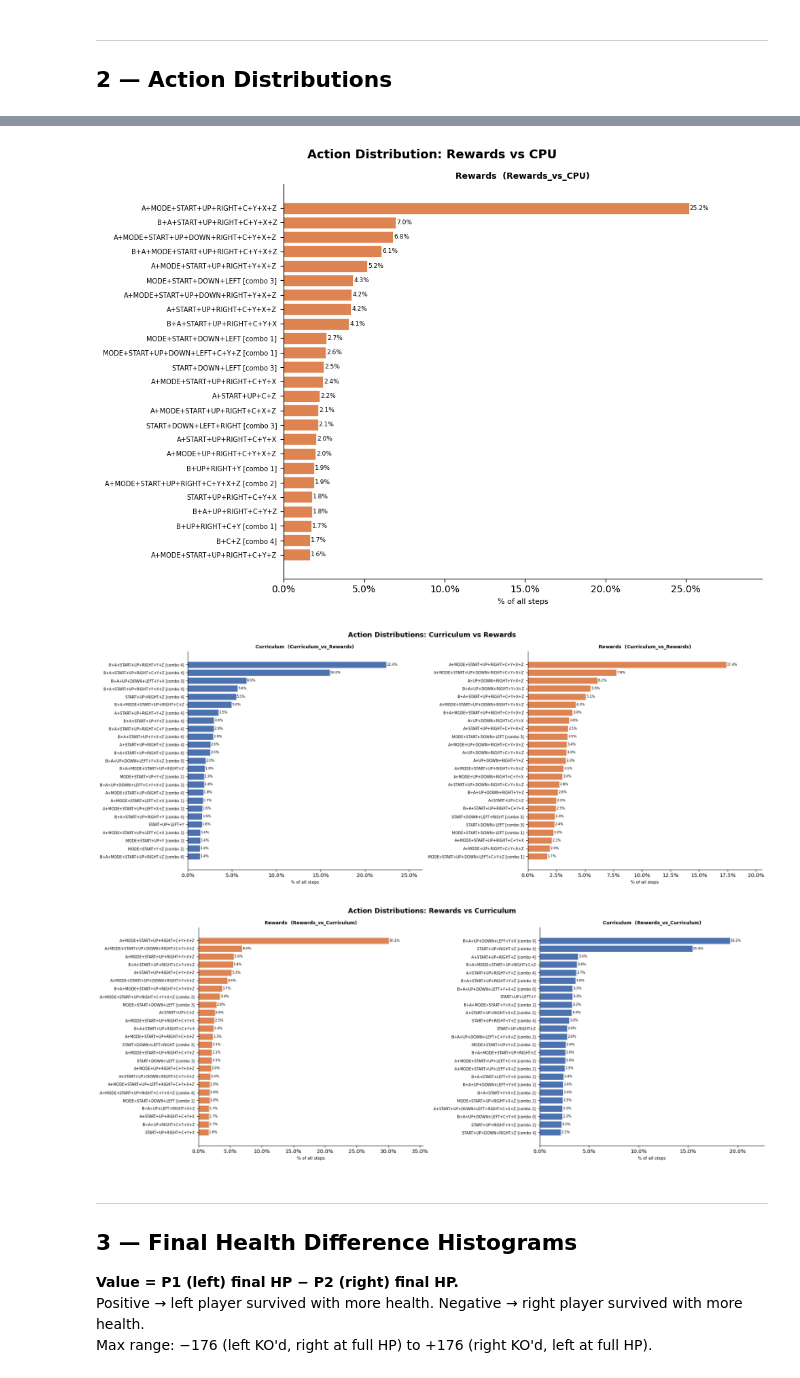
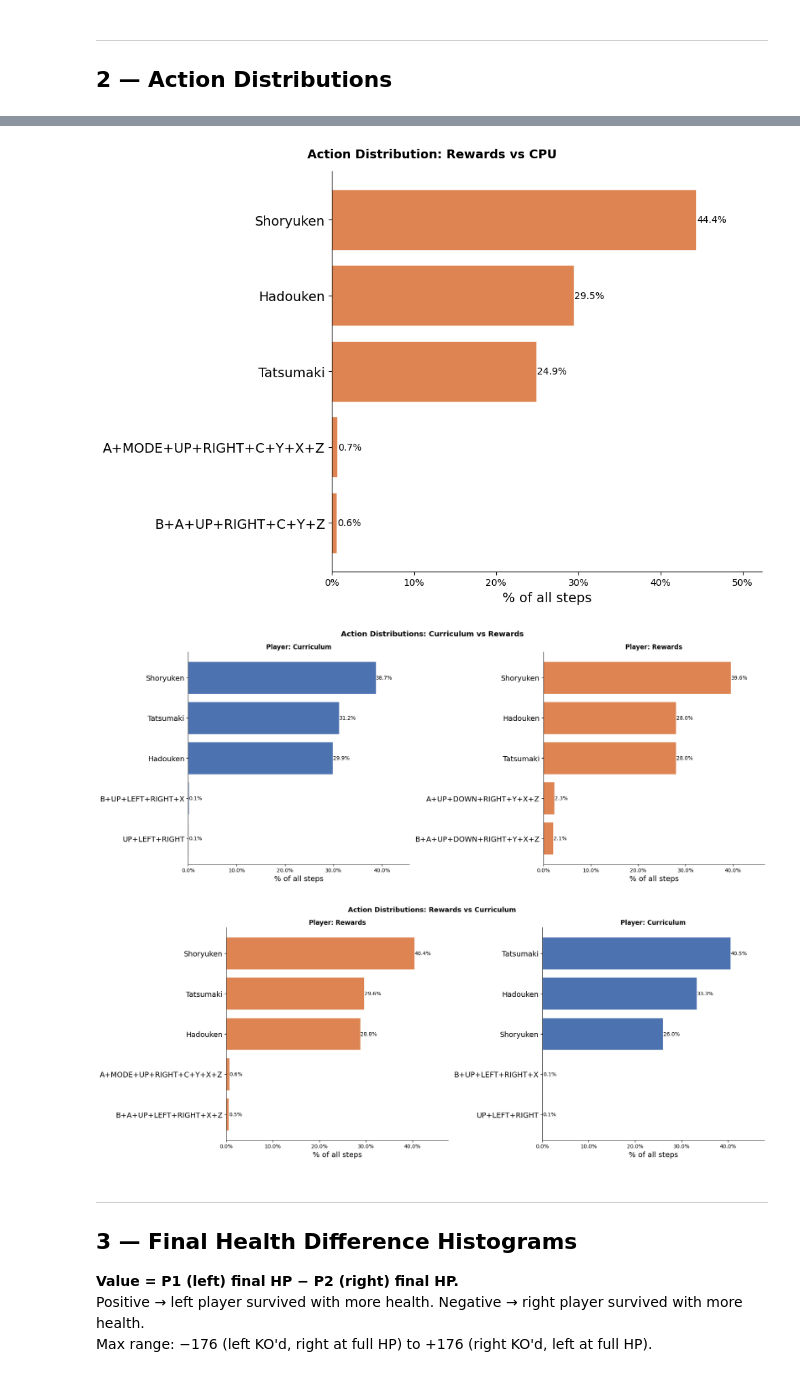
Before and after one commit to LucaOrtolan/StreetFighter2RL, a Jupyter notebook: results_analytics.ipynb, the cells around one changed output, grey strips where cells are left out. Drawn from its saved outputs; the diff is of its cells as text; code cells hidden in the pictures.

```diff
--- a/results_analytics.ipynb
+++ b/results_analytics.ipynb
@@ -1,12 +1,17 @@
 # %%
+import os
 import re
 import pandas as pd
 import matplotlib.pyplot as plt
 import matplotlib.ticker as mticker
 import numpy as np
 
-ANALYTICS_DIR = "sálvame/trials_3000_t1"
-FULL_HP = 176
+ANALYTICS_DIR  = "sálvame/trials_3000_t1"
+FULL_HP        = 176
+TOP_N_ACTIONS  = 5  # number of actions shown in each action distribution chart
+FIGURES_DIR    = "figures"
+
+os.makedirs(FIGURES_DIR, exist_ok=True)
 
 matches = pd.read_csv(f"{ANALYTICS_DIR}/matches.csv")
 rounds  = pd.read_csv(f"{ANALYTICS_DIR}/rounds.csv")
@@ -158,15 +164,15 @@ ATTACKS_BUTTONS = [
 ]
 # %%
 COMBO_NAMES = {
-    0: "Hadouken →",
-    1: "Shoryuken →",
-    2: "Tatsumaki →",
-    3: "Hadouken ←",
-    4: "Shoryuken ←",
-    5: "Tatsumaki ←",
+    0: "Hadouken",
+    1: "Shoryuken",
+    2: "Tatsumaki",
+    3: "Hadouken",
+    4: "Shoryuken",
+    5: "Tatsumaki",
 }
 
-_combo_re = re.compile(r"\s*combo(\d+)combo (\d+)$")
+_combo_re = re.compile(r"\s*\[combo (\d+)\]$")
 
 def label_action(s):
     m = _combo_re.search(s)
@@ -176,26 +182,28 @@ def label_action(s):
 
 actions["display_action"] = actions["action"].apply(label_action)
 
-def top_actions(matchup, player_name, top_n=25):
+def top_actions(matchup, player_name, top_n=None):
     sl  = actions[(actions.matchup == matchup) & (actions.player_name == player_name)]
     agg = sl.groupby("display_action")["count"].sum().sort_values(ascending=False)
-    return agg.head(top_n)
+    agg = agg[~agg.index.str.contains("START")]
+    return agg.head(top_n or TOP_N_ACTIONS)
 
-def plot_action_dist(ax, matchup, player_name, color, top_n=25):
+def plot_action_dist(ax, matchup, player_name, color, top_n=None, subtitle=False):
     data  = top_actions(matchup, player_name, top_n)
     total = data.sum()
     pcts  = 100 * data / total
     bars  = ax.barh(range(len(pcts)), pcts.values, color=color, edgecolor="white", linewidth=0.5)
     ax.set_yticks(range(len(pcts)))
-    ax.set_yticklabels(pcts.index, fontsize=7)
+    ax.set_yticklabels(pcts.index, fontsize=14)
     ax.invert_yaxis()
-    ax.set_xlabel("% of all steps", fontsize=8)
-    ax.set_title(f"{player_name}  ({matchup})", fontsize=9, fontweight="bold")
+    ax.set_xlabel("% of all steps", fontsize=14)
+    if subtitle:
+        ax.set_title(f"Player: {player_name}", fontsize=12, fontweight="bold")
     ax.xaxis.set_major_formatter(mticker.PercentFormatter())
     ax.spines[["top", "right"]].set_visible(False)
     for bar, pct_val in zip(bars, pcts.values):
         ax.text(bar.get_width() + 0.05, bar.get_y() + bar.get_height() / 2,
-                f"{pct_val:.1f}%", va="center", fontsize=6.5)
+                f"{pct_val:.1f}%", va="center", fontsize=10)
     ax.set_xlim(0, pcts.max() * 1.18)
     return ax
 # %%
@@ -213,29 +222,32 @@ fig, ax = plt.subplots(figsize=(10, 7))
 plot_action_dist(ax, "Rewards_vs_CPU", "Rewards", "#DD8452")
 fig.suptitle("Action Distribution: Rewards vs CPU", fontsize=13, fontweight="bold")
 plt.tight_layout()
+fig.savefig(f"{FIGURES_DIR}/action_dist_rewards_vs_cpu.png", dpi=150, bbox_inches="tight")
 plt.show()
 # %% [output]
-[figure, old version]
+[figure, new version]
 # %%
 # Charts 3 & 4 — Curriculum and Rewards in Curriculum_vs_Rewards
 fig, (ax1, ax2) = plt.subplots(1, 2, figsize=(18, 7))
-plot_action_dist(ax1, "Curriculum_vs_Rewards", "Curriculum", "#4C72B0")
-plot_action_dist(ax2, "Curriculum_vs_Rewards", "Rewards",    "#DD8452")
-fig.suptitle("Action Distributions: Curriculum vs Rewards", fontsize=13, fontweight="bold")
+plot_action_dist(ax1, "Curriculum_vs_Rewards", "Curriculum", "#4C72B0", subtitle=True)
+plot_action_dist(ax2, "Curriculum_vs_Rewards", "Rewards",    "#DD8452", subtitle=True)
+fig.suptitle("Action Distributions: Curriculum vs Rewards", fontsize=14, fontweight="bold")
 plt.tight_layout()
+fig.savefig(f"{FIGURES_DIR}/action_dist_curriculum_vs_rewards.png", dpi=150, bbox_inches="tight")
 plt.show()
 # %% [output]
-[figure, old version]
+[figure, new version]
 # %%
 # Charts 5 & 6 — Rewards and Curriculum in Rewards_vs_Curriculum
 fig, (ax1, ax2) = plt.subplots(1, 2, figsize=(18, 7))
-plot_action_dist(ax1, "Rewards_vs_Curriculum", "Rewards",    "#DD8452")
-plot_action_dist(ax2, "Rewards_vs_Curriculum", "Curriculum", "#4C72B0")
+plot_action_dist(ax1, "Rewards_vs_Curriculum", "Rewards",    "#DD8452", subtitle=True)
+plot_action_dist(ax2, "Rewards_vs_Curriculum", "Curriculum", "#4C72B0", subtitle=True)
 fig.suptitle("Action Distributions: Rewards vs Curriculum", fontsize=13, fontweight="bold")
 plt.tight_layout()
+fig.savefig(f"{FIGURES_DIR}/action_dist_rewards_vs_curriculum.png", dpi=150, bbox_inches="tight")
 plt.show()
 # %% [output]
-[figure, old version]
+[figure, new version]
 # %% [markdown]
 ---
 ## 3 — Final Health Difference Histograms
```
Also changed, not shown: parts of 3 cells of this notebook, 6 other files.
